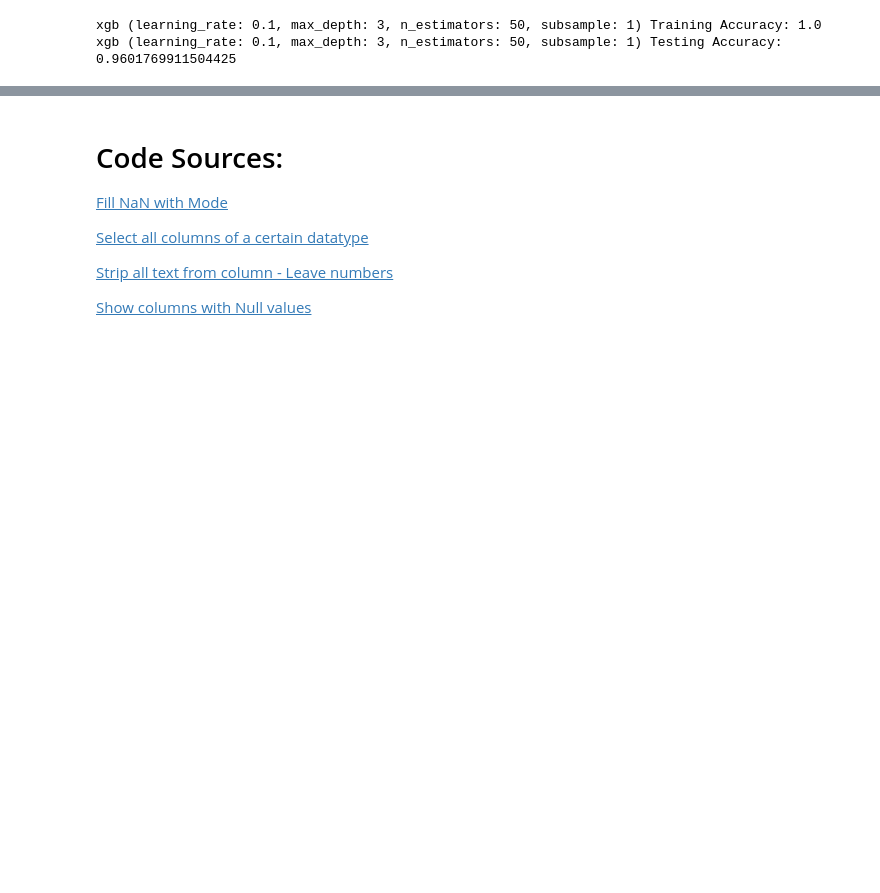
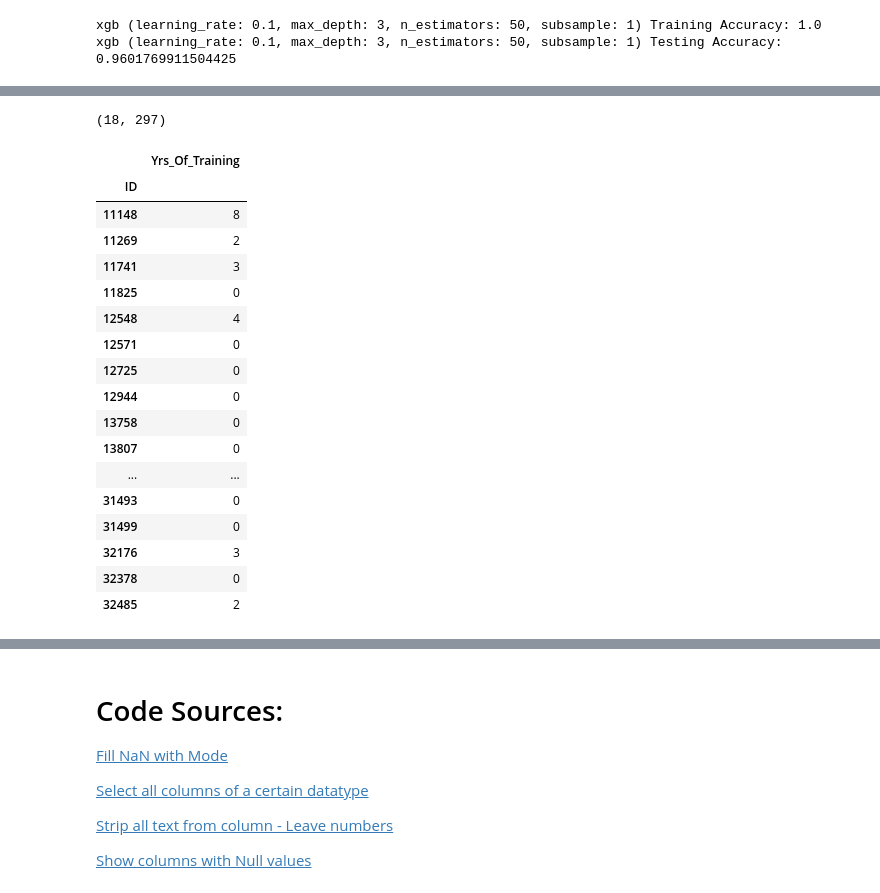
Before and after one commit to Cassandra-Simmons/Faith_Based_Non_Profit_Survival, a Jupyter notebook: Survival_of_FB_Non_Profits.ipynb, the cells around one changed output, grey strips where cells are left out. Saved outputs shown, nothing was run; the diff lists cells and outputs as text; code cells hidden in the pictures; blank space fills up the shorter version.

```diff
--- a/Survival_of_FB_Non_Profits.ipynb
+++ b/Survival_of_FB_Non_Profits.ipynb
@@ -542,0 +632,36 @@ xgb (learning_rate: 0.1, max_depth: 3, n_estimators: 50, subsample: 1) Testing A
+# %%
+#clean
+
+X_test_nan_target =  dfTestLater.drop(columns=['Q3_ONE','Any_Category_Selec','Q9_YES','Tot_Budget_Perc','Perc_Other_1','Other_1','Perc_Grants_Don_Relig_Cong1','Perc_Finc_Indiv_Gifts_Don1','Perc_Sales_Goods1','Perc_Memberships1','Perc_Spec_Fundraise1',
+                         'Perc_Grants_Don_Denom_Off1','Perc_Grants_Don_Relig_Found1','Perc_Grant_Don_Sec_Found1','Perc_Grant_Don_Bus_Corp1','Perc_Grant_Gov1'])
+# %%
+X_test_nan_target.shape
+# %% [output]
+(18, 297)
+# %%
+numfound = X_test_nan_target['Num_Founders'].mode()[0]
+numfoundinv = X_test_nan_target['Num_Founders_Still_Inv'].mode()[0]
+X_test_nan_target['Num_Founders'] = X_test_nan_target['Num_Founders'].replace(np.nan,numfound)
+# %%
+X_test_nan_target['Num_Founders_Still_Inv'] = X_test_nan_target['Num_Founders_Still_Inv'].replace(np.nan,numfoundinv)
+# %%
+X_test_nan_target.select_dtypes(exclude=['int','float'])
+# %% [output]
+|  | Yrs_Of_Training |
+| ID |  |
+| 11148 | 8 |
+| 11269 | 2 |
+| 11741 | 3 |
+| 11825 | 0 |
+| 12548 | 4 |
+| 12571 | 0 |
+| 12725 | 0 |
+| 12944 | 0 |
+| 13758 | 0 |
+| 13807 | 0 |
+| ... | ... |
+| 31493 | 0 |
+| 31499 | 0 |
+| 32176 | 3 |
+| 32378 | 0 |
+| 32485 | 2 |
```
Also changed, not shown: parts of 32 cells of this notebook.
